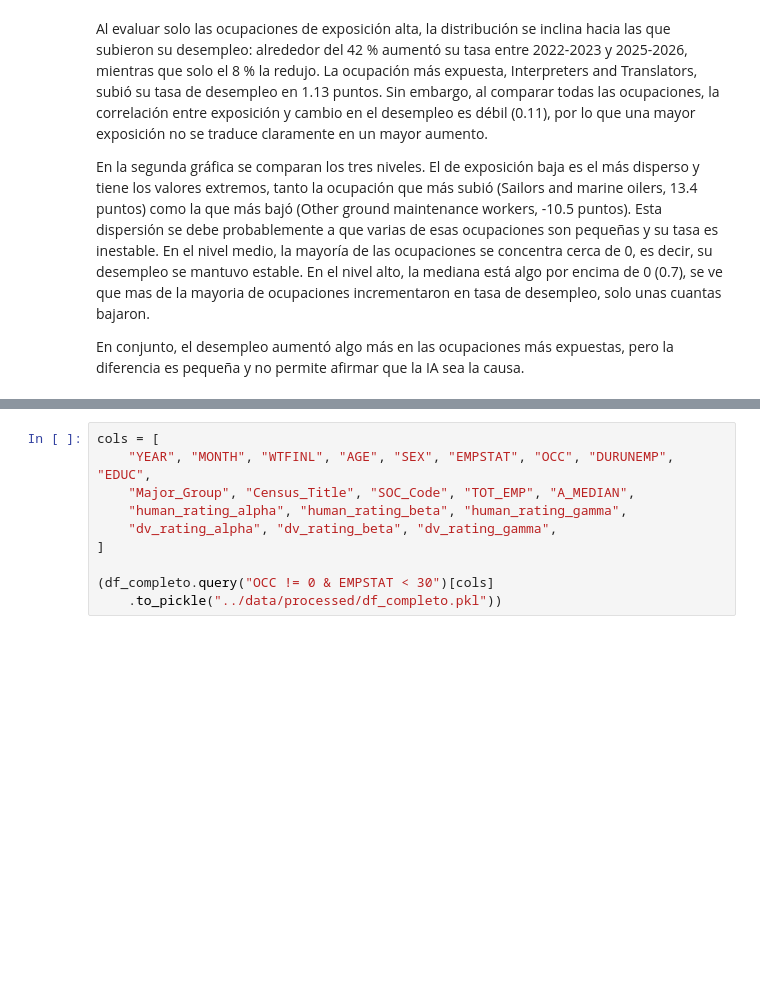
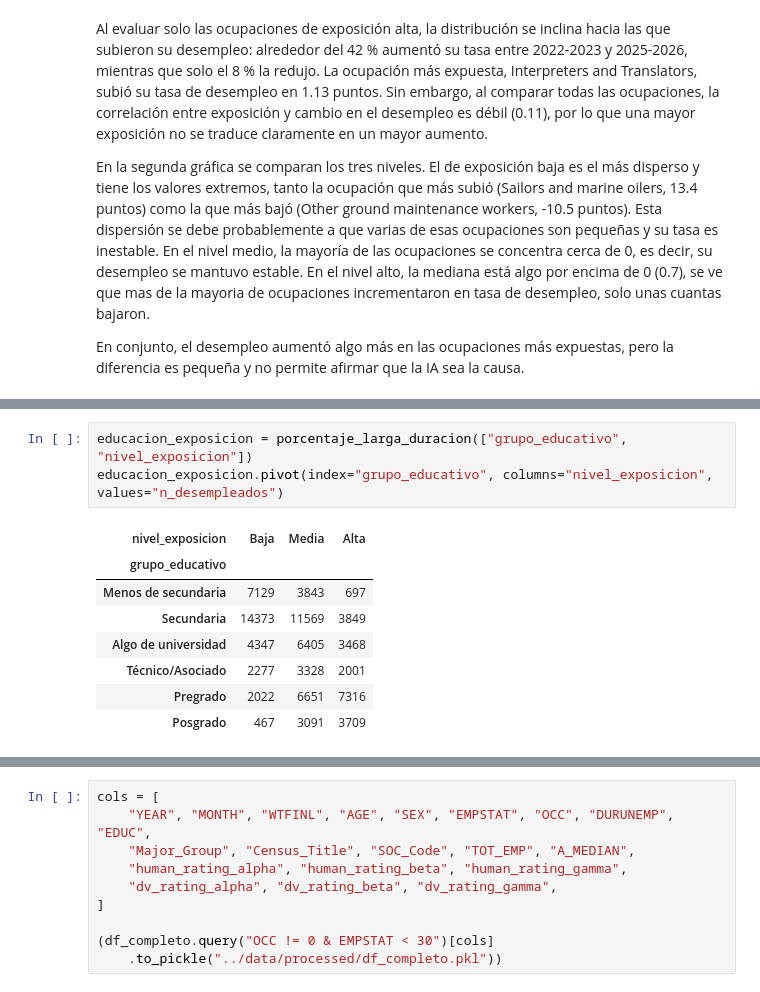
Before and after one commit to DATA-20262-SEC01-G07/Proyecto-2, a Jupyter notebook: notebooks/cargads.ipynb, the cells around one changed output, grey strips where cells are left out. Drawn from its saved outputs; the diff is of its cells as text; blank space fills up the shorter version.

```diff
--- a/notebooks/cargads.ipynb
+++ b/notebooks/cargads.ipynb
@@ -492,0 +601,12 @@ En conjunto, el desempleo aumentó algo más en las ocupaciones más expuestas,
+# %%
+educacion_exposicion = porcentaje_larga_duracion(["grupo_educativo", "nivel_exposicion"])
+educacion_exposicion.pivot(index="grupo_educativo", columns="nivel_exposicion", values="n_desempleados")
+# %% [output]
+| nivel_exposicion | Baja | Media | Alta |
+| grupo_educativo |  |  |  |
+| Menos de secundaria | 7129 | 3843 | 697 |
+| Secundaria | 14373 | 11569 | 3849 |
+| Algo de universidad | 4347 | 6405 | 3468 |
+| Técnico/Asociado | 2277 | 3328 | 2001 |
+| Pregrado | 2022 | 6651 | 7316 |
+| Posgrado | 467 | 3091 | 3709 |
```
Also changed, not shown: parts of 20 cells of this notebook.
